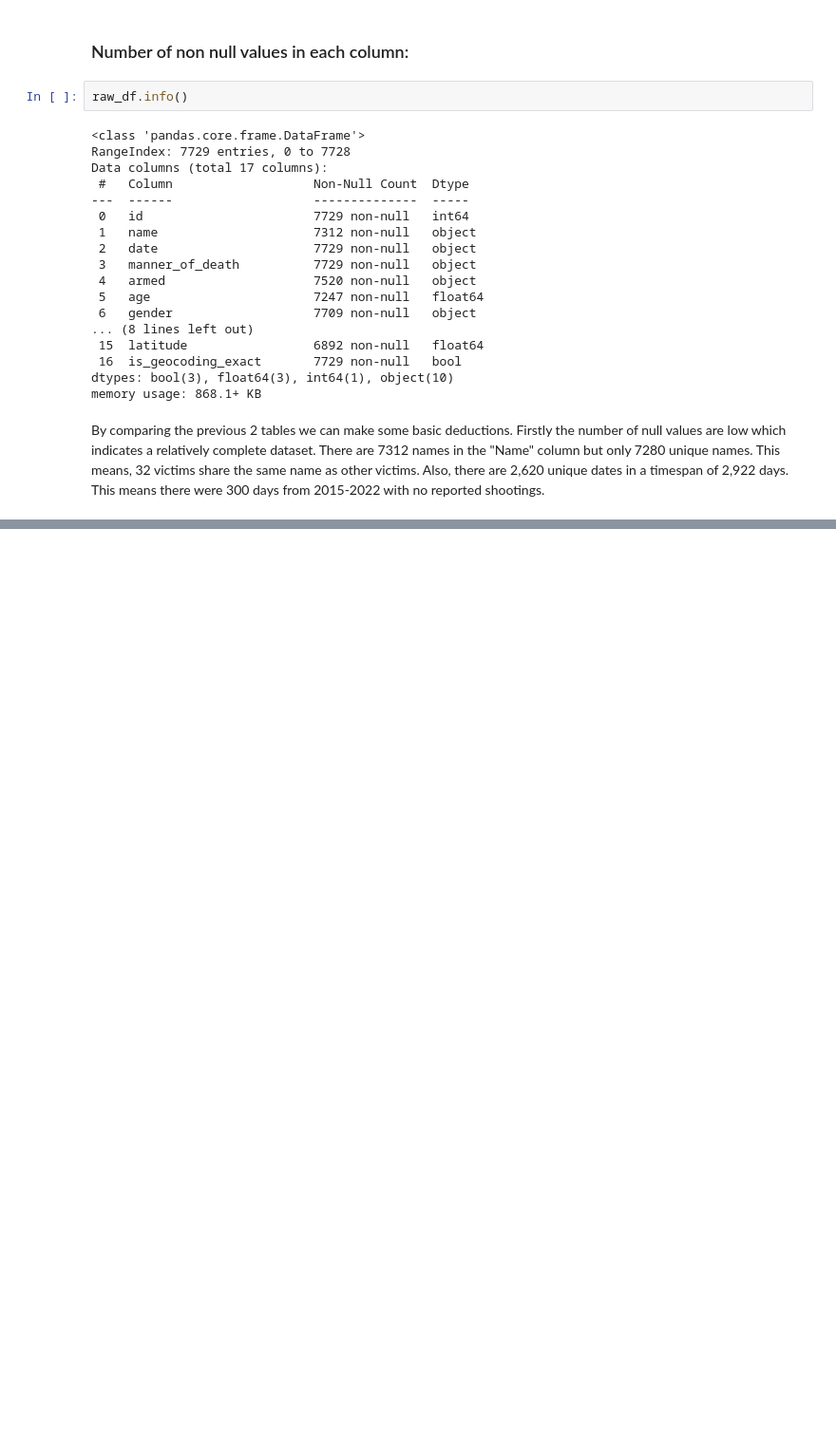
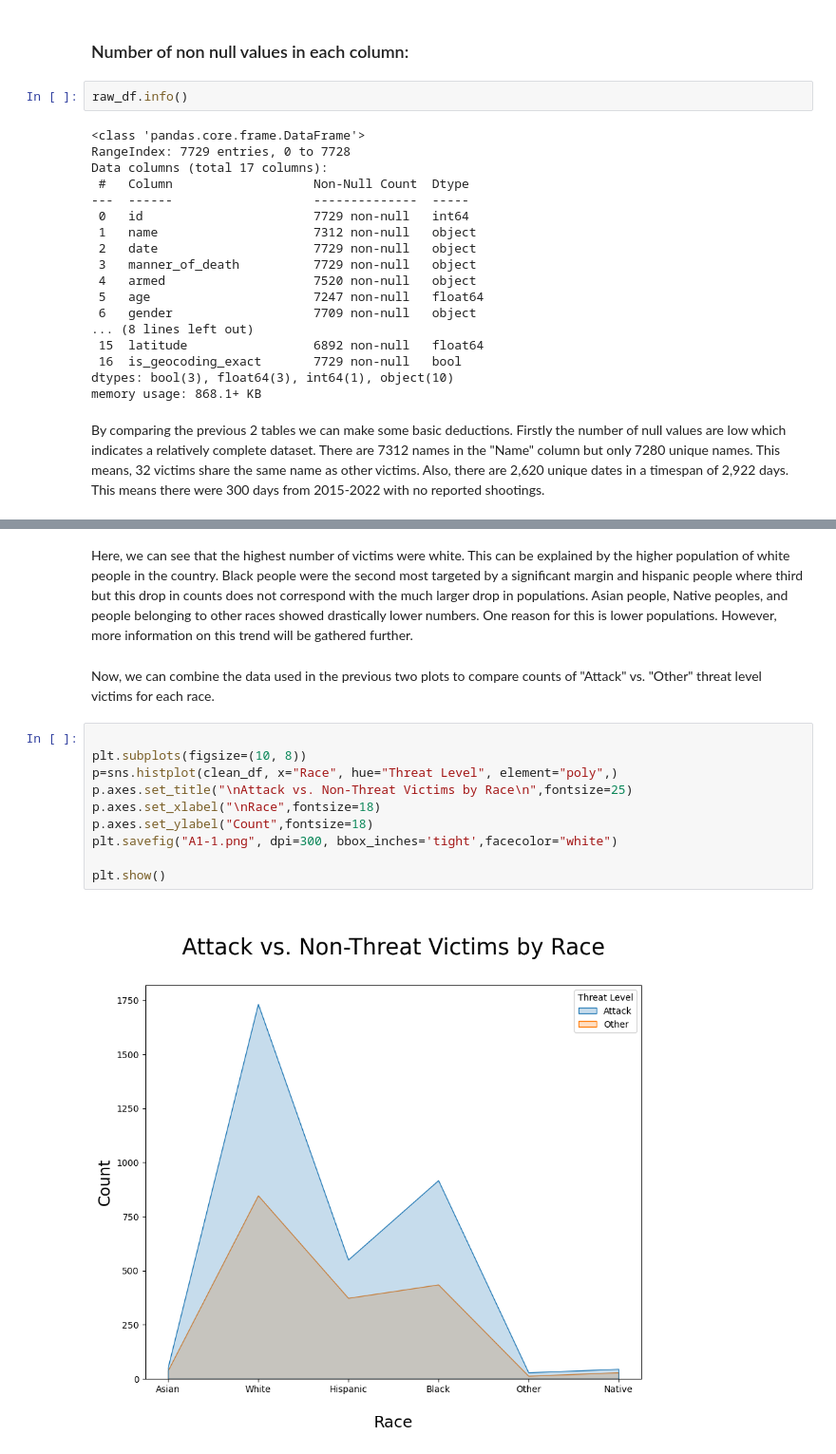
Before and after one commit to ubco-W2022T1-cosc301/project-group48, a Jupyter notebook: notebooks/analysis1.ipynb, the cells around one changed output, grey strips where cells are left out. Shown: that part at 95% size. Drawn from its saved outputs; the diff is of its cells as text; blank space fills up the shorter version.

```diff
--- a/notebooks/analysis1.ipynb
+++ b/notebooks/analysis1.ipynb
@@ -143,0 +233,16 @@ Next I will add some external data to help with my analysis. To do this I will f
+# %% [markdown]
+Here, we can see that the highest number of victims were white. This can be explained by the higher population of white people in the country. Black people were the second most targeted by a significant margin  and hispanic people where third but this drop in counts does not correspond with the much larger drop in populations. Asian people, Native peoples, and people belonging to other races showed drastically lower numbers. One reason for this is lower populations. However, more information on this trend will be gathered further.
+# %% [markdown]
+Now, we can combine the data used in the previous two plots to compare counts of "Attack" vs. "Other" threat level victims for each race.
+# %%
+
+plt.subplots(figsize=(10, 8))
+p=sns.histplot(clean_df, x="Race", hue="Threat Level", element="poly",)
+p.axes.set_title("\nAttack vs. Non-Threat Victims by Race\n",fontsize=25)
+p.axes.set_xlabel("\nRace",fontsize=18)
+p.axes.set_ylabel("Count",fontsize=18)
+plt.savefig("A1-1.png", dpi=300, bbox_inches='tight',facecolor="white")
+
+plt.show()
+# %% [output]
+[figure, added]
```
Also changed, not shown: parts of 44 cells of this notebook, 5 other files.
